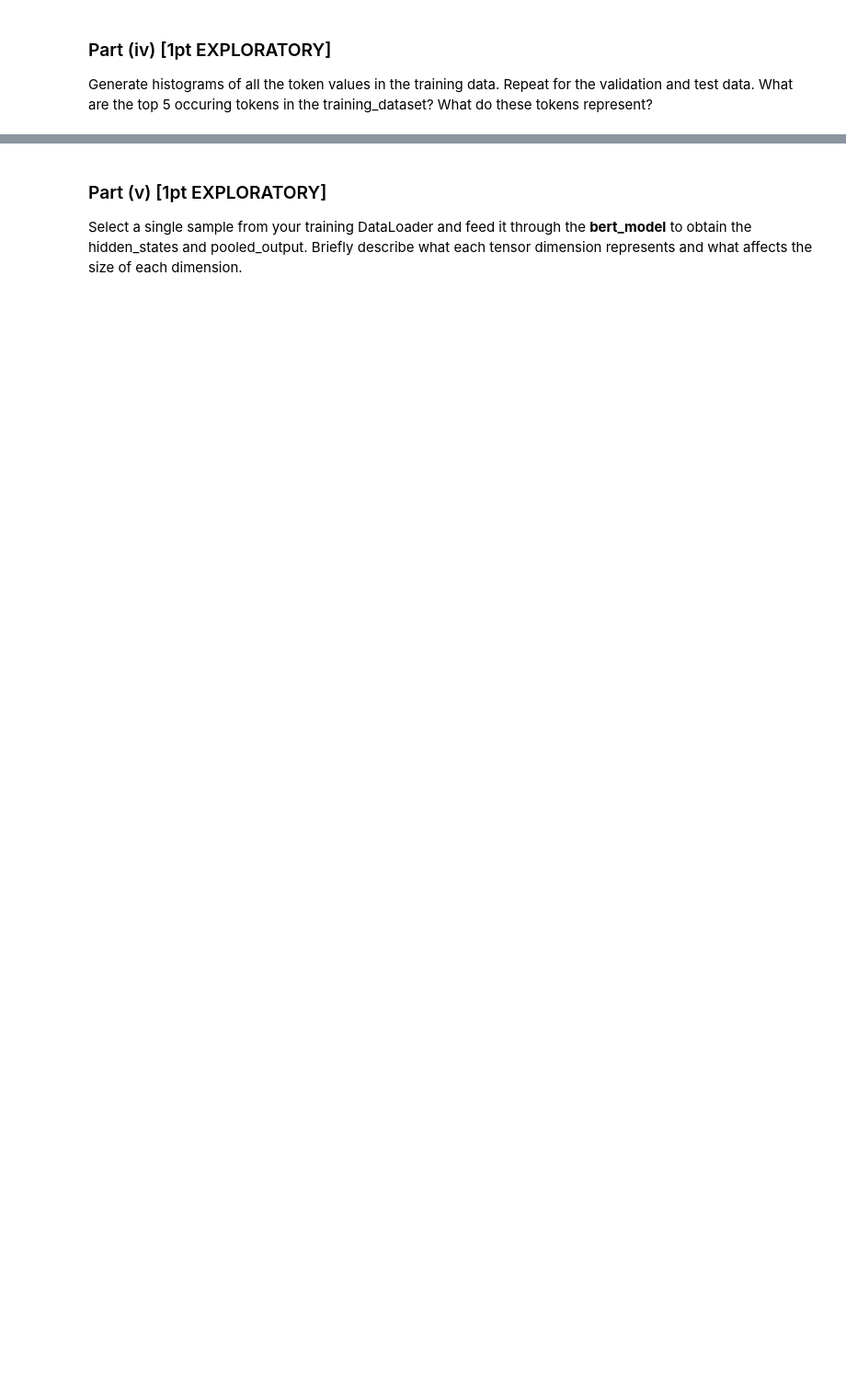
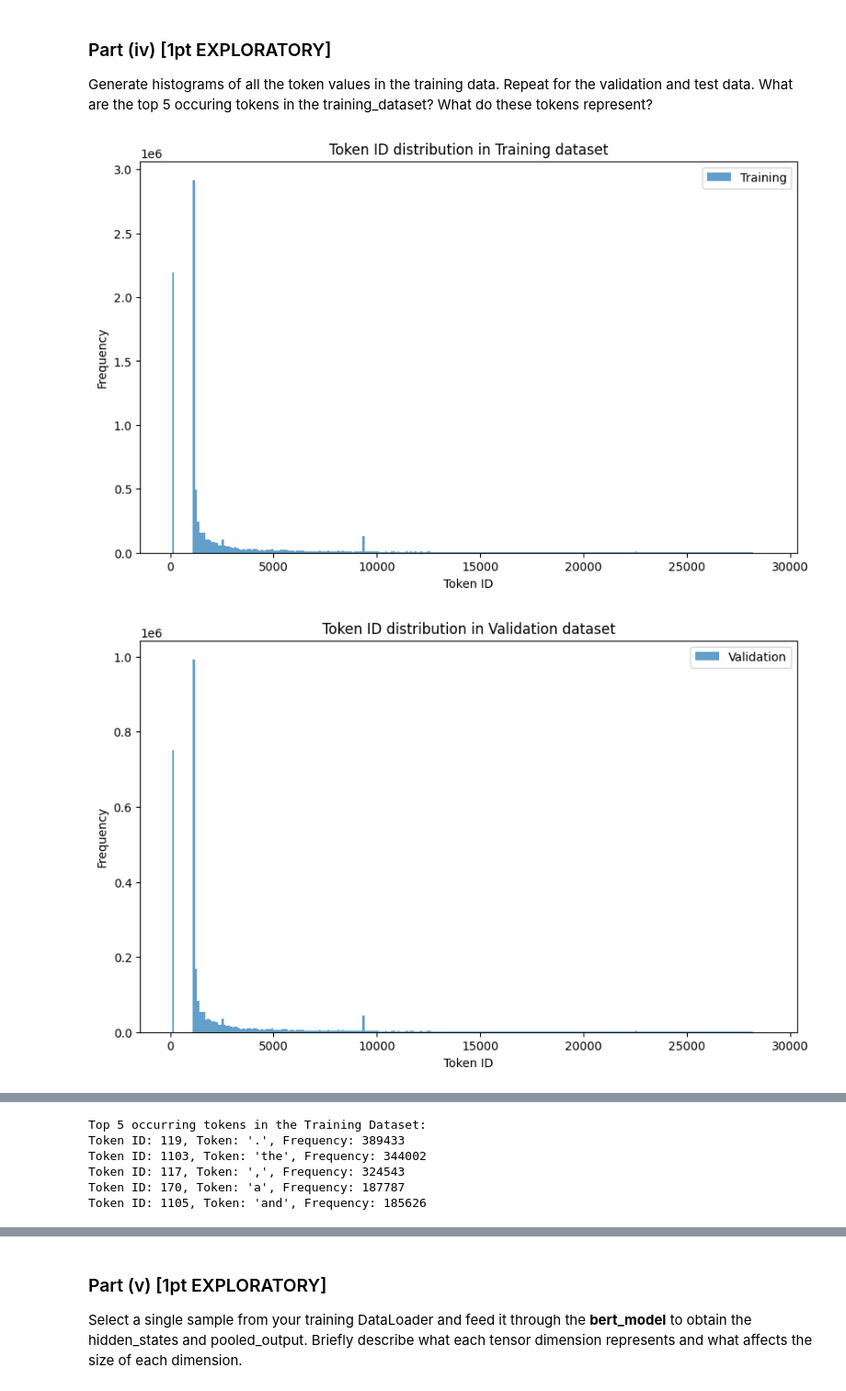
Before and after one commit to Lseonghak/MIE1517, a Jupyter notebook: Assignments/Assignment4/A4 .ipynb, the cells around one changed output, grey strips where cells are left out. Shown at 92% size. Cells and saved outputs as stored; diff of their text form; code cells hidden in the pictures; blank space fills up the shorter version.

```diff
--- a/Assignments/Assignment4/A4 .ipynb
+++ b/Assignments/Assignment4/A4 .ipynb
@@ -873,0 +1017,17 @@ PROVIDE YOUR ANSWER BELOW
+# %%
+batch = next(iter(train_data_loader))
+
+review_texts = batch['review_text']
+input_ids = batch['input_ids']
+attention_masks = batch['attention_mask']
+targets = batch['targets']
+
+first_review_text = review_texts[0]
+first_input_ids = input_ids[0]
+first_attention_mask = attention_masks[0]
+first_target = targets[0]
+
+print(f"First Review Text: {first_review_text}")
+print(f"First Input IDs: {first_input_ids.shape}")
+print(f"First Attention Mask: {first_attention_mask.shape}")
+print(f"First Target: {first_target}")
@@ -907,0 +1101,39 @@ PROVIDE YOUR ANSWER BELOW
+# %%
+# Function to tokenize dataset and return all token IDs
+def tokenize_dataset(data_loader):
+    token_ids = []
+    for batch in data_loader:
+        reviews = batch['review_text']
+        for review in reviews:
+            encoded_input = tokenizer.encode(review, add_special_tokens=True)
+            token_ids.extend(encoded_input)
+    return token_ids
+
+# Tokenize each dataset
+token_ids_train = tokenize_dataset(train_data_loader)
+token_ids_valid = tokenize_dataset(valid_data_loader)
+token_ids_test = tokenize_dataset(test_data_loader)
+
+# Generate histograms
+def plot_histogram(token_ids, dataset_name):
+    plt.figure(figsize=(10, 6))
+    plt.hist(token_ids, bins=range(0, tokenizer.vocab_size, 100), alpha=0.7, label=dataset_name)
+    plt.title(f'Token ID distribution in {dataset_name} dataset')
+    plt.xlabel('Token ID')
+    plt.ylabel('Frequency')
+    plt.legend(loc='upper right')
+    plt.show()
+
+plot_histogram(token_ids_train, 'Training')
+plot_histogram(token_ids_valid, 'Validation')
+plot_histogram(token_ids_test, 'Test')
+
+# Analyze top 5 occurring tokens in the training dataset
+top_tokens = Counter(token_ids_train).most_common(5)
+print("Top 5 occurring tokens in the Training Dataset:")
+for token_id, freq in top_tokens:
+    token = tokenizer.decode([token_id])
+    print(f"Token ID: {token_id}, Token: '{token}', Frequency: {freq}")
+# %% [output]
+[figure, added]
+[figure, added]
@@ -907,0 +1141,6 @@ PROVIDE YOUR ANSWER BELOW
+Top 5 occurring tokens in the Training Dataset:
+Token ID: 119, Token: '.', Frequency: 389433
+Token ID: 1103, Token: 'the', Frequency: 344002
+Token ID: 117, Token: ',', Frequency: 324543
+Token ID: 170, Token: 'a', Frequency: 187787
+Token ID: 1105, Token: 'and', Frequency: 185626
```
Also changed, not shown: parts of 88 cells of this notebook.
